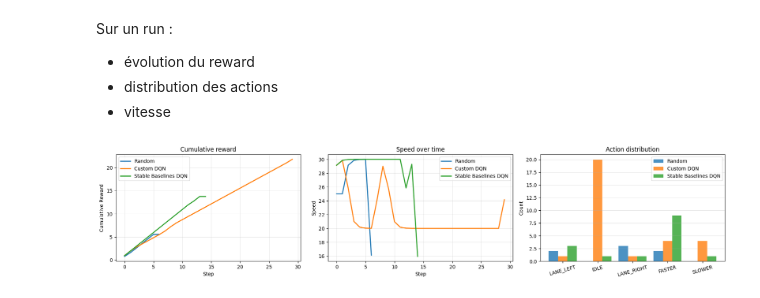
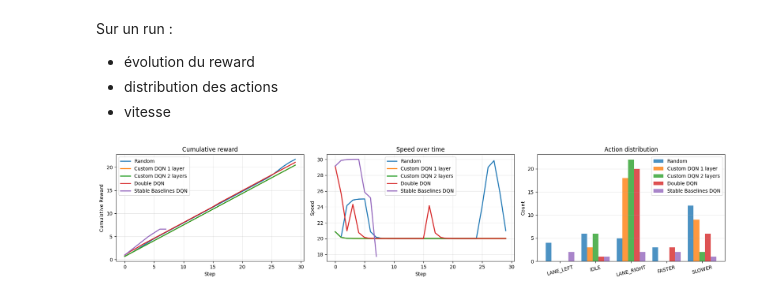
Before and after one commit to arfiblouisa/Reinforcement_learning_highway, a Jupyter notebook: DQN/compare_models.ipynb, the cells around one changed output. Drawn from its saved outputs; the diff is of its cells as text; code cells hidden in the pictures.

```diff
--- a/DQN/compare_models.ipynb
+++ b/DQN/compare_models.ipynb
@@ -127,0 +162,6 @@ def get_action_custom(obs):
+# %%
+def get_action_2_layers(obs):
+    state_t = torch.FloatTensor(obs.flatten()).unsqueeze(0).to(device)
+    with torch.no_grad():
+        q_values = custom_dqn_2_layers(state_t)
+    return q_values.argmax(dim=1).item()
@@ -127,0 +200,6 @@ def get_action_custom(obs):
+# %%
+load_path = "Double DQN/0327_16_17/double_dqn.pkl"
+
+loaded_net = Net(state_dim=50, action_dim=5).to(device)
+loaded_net.load_state_dict(torch.load(load_path, map_location=device))
+loaded_net.eval()
@@ -128,7 +212,13 @@ def get_action_custom(obs):
+# %%
+def get_action_double_DQN(obs):
+    state_t = torch.FloatTensor(obs.flatten()).unsqueeze(0).to(device)
+    with torch.no_grad():
+        q_values = loaded_net(state_t)
+    return q_values.argmax(dim=1).item()
 # %% [markdown]
 ### DQN stable baselines
 # %%
-sb_dqn = DQN.load("dqn_stable_baseline_new_params_final")
+sb_dqn = DQN.load("dqn_stable_baseline_with_config_prof")
 # %%
 def get_action_sb(obs):
     action, _states = sb_dqn.predict(obs, deterministic=True)
@@ -377,12 +477,12 @@ def compare_agents(get_actions, agent_names, CONFIG, seed, n_actions, action_lab
     plt.show()
 # %%
 compare_agents(
-    get_actions=[get_action_random, get_action_custom, get_action_sb],
-    agent_names=["Random", "Custom DQN", "Stable Baselines DQN"],
+    get_actions=[get_action_random, get_action_1_layer, get_action_2_layers, get_action_double_DQN, get_action_sb],
+    agent_names=["Random", "Custom DQN 1 layer", "Custom DQN 2 layers", "Double DQN", "Stable Baselines DQN"],
     CONFIG=SHARED_CORE_CONFIG,
-    seed=42,
+    seed=0,
     n_actions=N_ACTIONS,
     action_labels=ACTION_LABELS
 )
 # %% [output]
-[figure, old version]
+[figure, new version]
```
Also changed, not shown: parts of 14 cells of this notebook, 6 other files.
